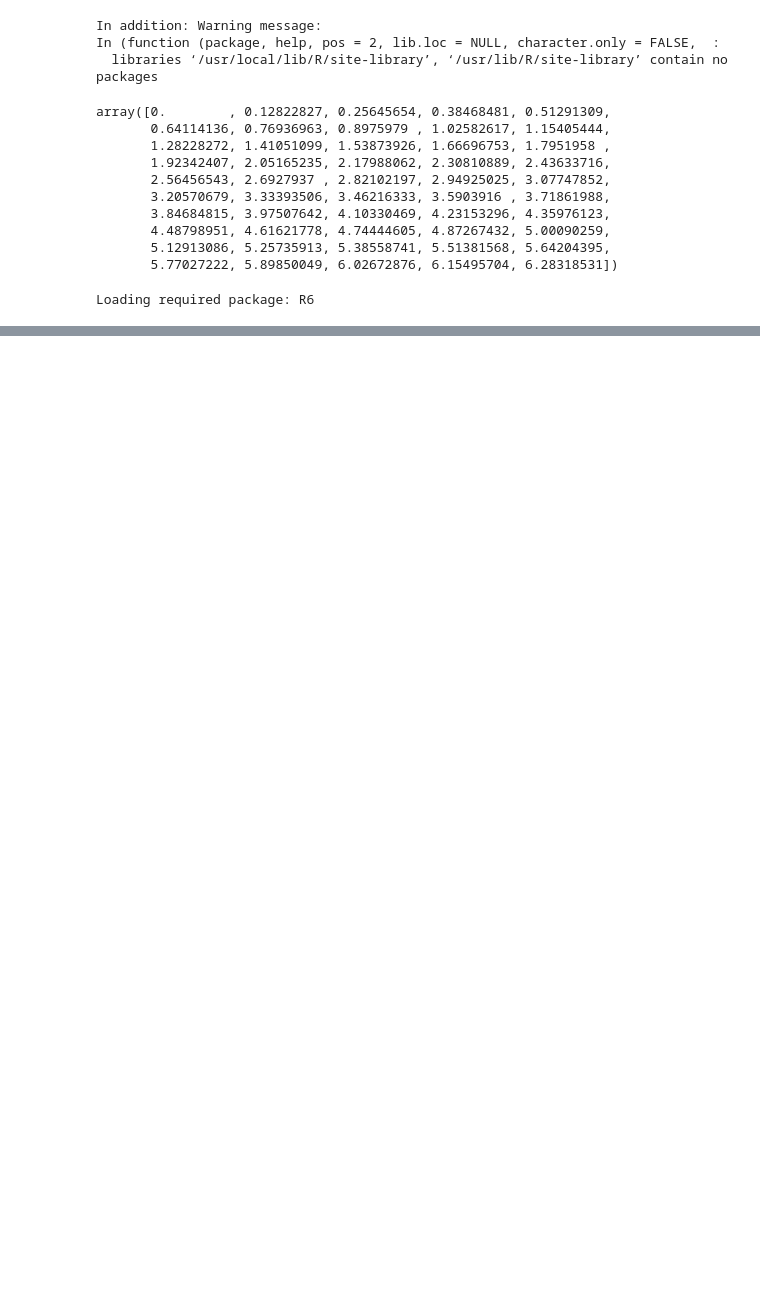
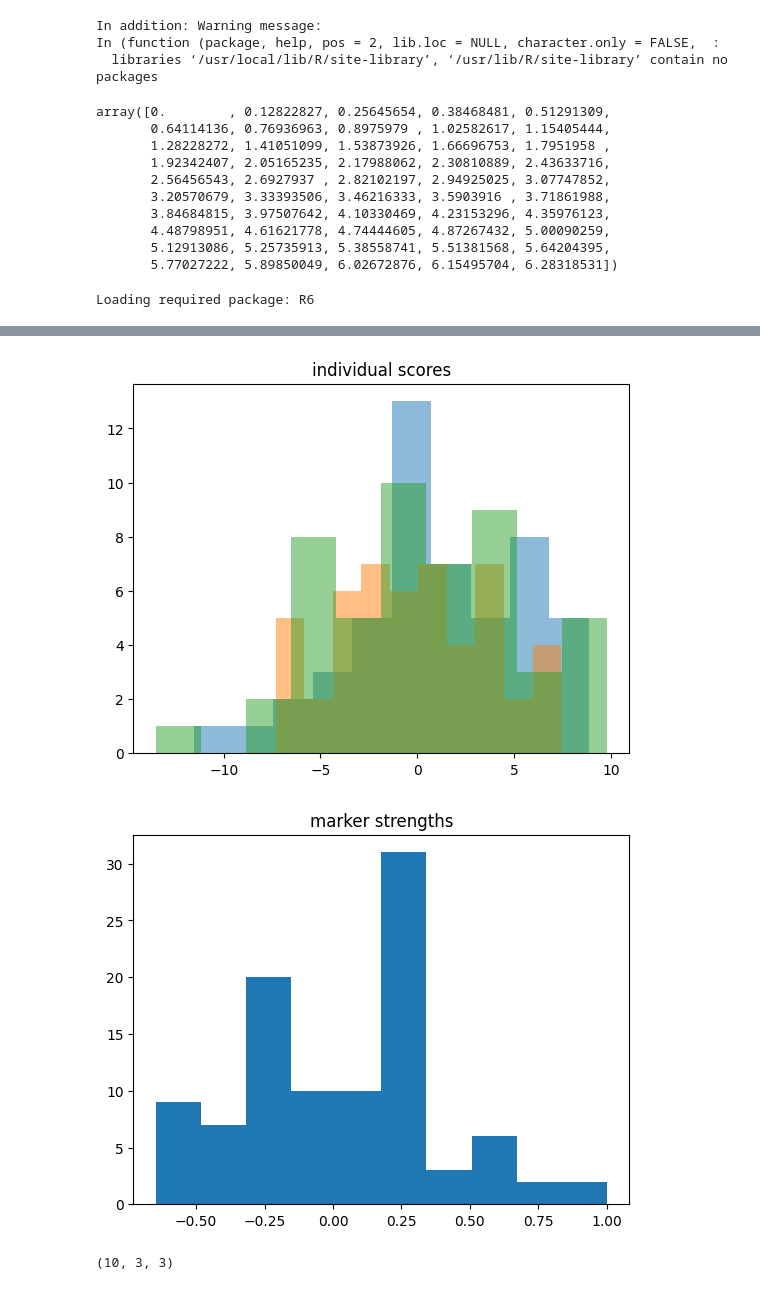
Before and after one commit to cjGO/breeder_agent, a Jupyter notebook: test.ipynb, the cells around one changed output, grey strips where cells are left out. Cells and saved outputs as stored; diff of their text form; code cells hidden in the pictures; blank space fills up the shorter version.

```diff
--- a/test.ipynb
+++ b/test.ipynb
@@ -605,32 +238,0 @@ value = agent.critic([agent.current_population, agent.current_score], agent.acto
-# %%
-
-# example using the raw scores (no actor/critic)
-rep_scores = []
-for e in range(5):
-    scores = []
-    agent.current_population = agent.initial_population
-    agent.current_score = agent.initial_score
-    for c in range(20):#action
-        if c == 0:
-            scores.append(agent.current_score.mean())
-
-        selected_parents = [select_parents(x)[1].numpy() for x in policy]
-        subset_parents = [s[p] for s,p in zip(agent.current_population,selected_parents)]
-
-
-        #view new environment
-        new_pops = [panmixia(x, total_offspring=100) for x in subset_parents]
-        sample_index = np.random.choice(new_pops[0].shape[0], size=agent.population_size, replace=False)
-        new_pops = [x[sample_index] for x in new_pops]
-        scored_pops = [calculate_scores(x,agent.marker_strength) for x in new_pops]
-        new_pops = np.array(new_pops)
-        scored_pops = np.array(scored_pops)
-
-        # Add assertions here
-        assert np.array(agent.current_population).shape == np.array(new_pops).shape, "Dimensions of current_population and new_pops do not match"
-        assert np.array(agent.current_score).shape == np.array(scored_pops).shape, "Dimensions of current_score and scored_pops do not match"
-
-        agent.current_population = new_pops
-        agent.current_score = scored_pops
-        scores.append(scored_pops.mean())
-    rep_scores.append(scores)
@@ -638,0 +602,10 @@ for e in range(5):
+# %%
+[plt.hist(x,alpha=.5) for x in agent.initial_score]
+plt.title('individual scores')
+plt.show()
+plt.hist(agent.marker_strength)
+plt.title('marker strengths')
+plt.show()
+# %% [output]
+[figure, added]
+[figure, added]
@@ -638,0 +762,4 @@ for e in range(5):
+# %%
+advantages.shape
+# %% [output]
+(10, 3, 3)
```
Also changed, not shown: parts of 45 cells of this notebook.
